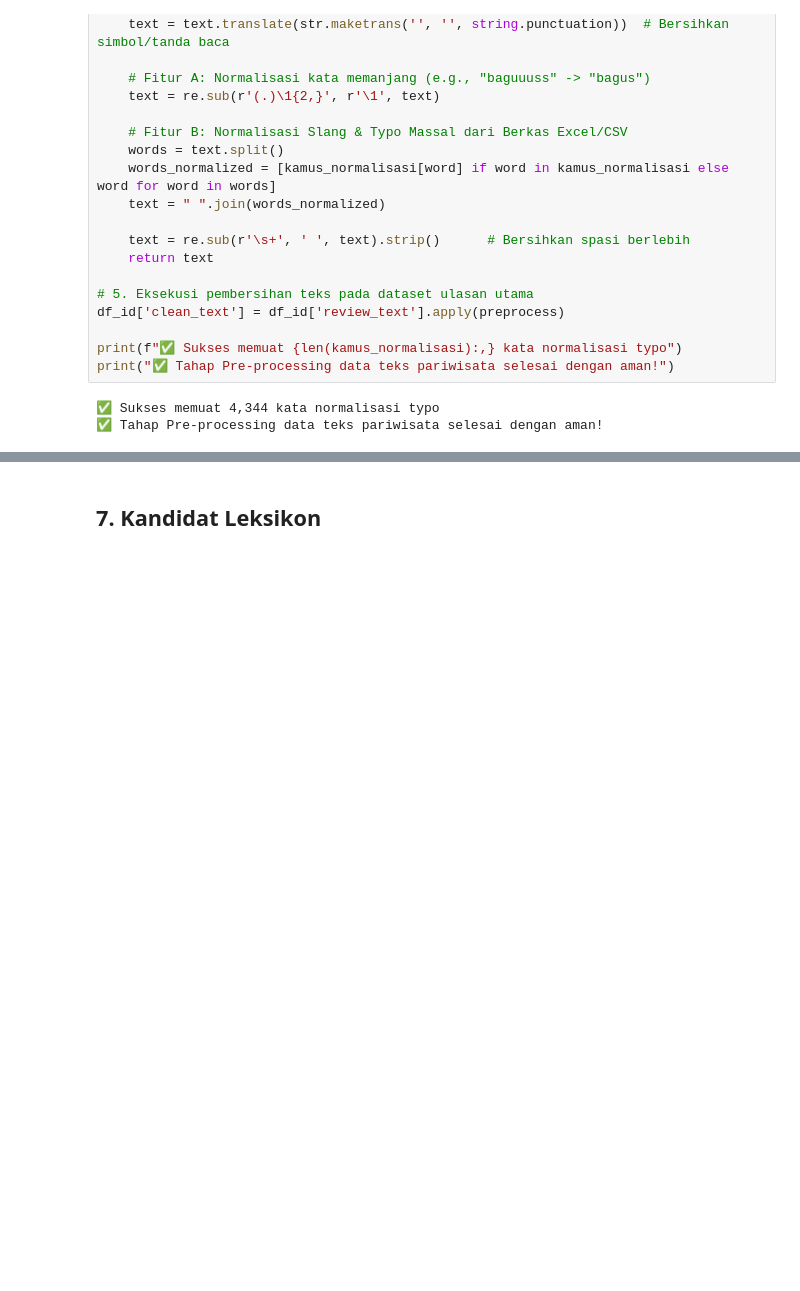
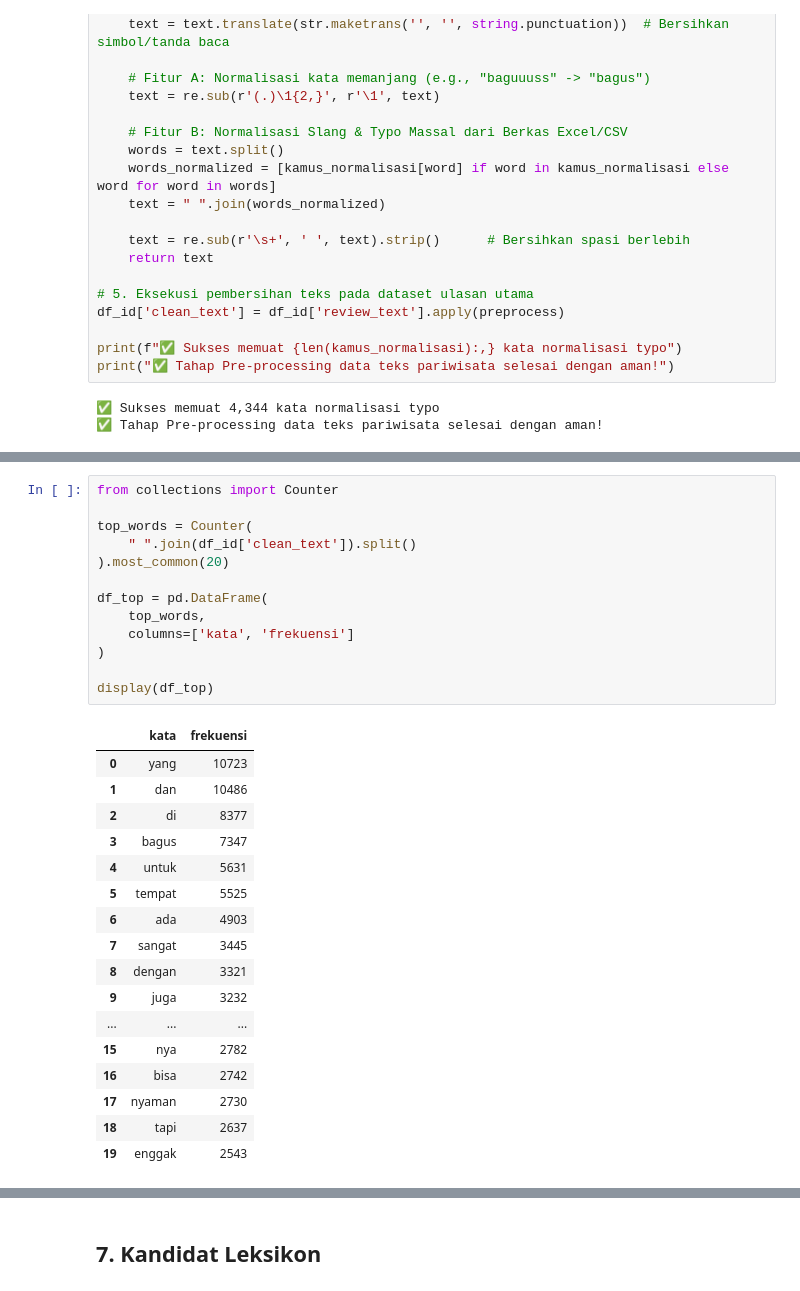
Before and after one commit to NicoDwiPutra/A, a Jupyter notebook: if-pariwisata-2.ipynb, the cells around one changed output, grey strips where cells are left out. Cells and saved outputs as stored; diff of their text form; blank space fills up the shorter version.

```diff
--- a/if-pariwisata-2.ipynb
+++ b/if-pariwisata-2.ipynb
@@ -269,0 +322,31 @@ print("✅ Tahap Pre-processing data teks pariwisata selesai dengan aman!")
+# %%
+from collections import Counter
+
+top_words = Counter(
+    " ".join(df_id['clean_text']).split()
+).most_common(20)
+
+df_top = pd.DataFrame(
+    top_words,
+    columns=['kata', 'frekuensi']
+)
+
+display(df_top)
+# %% [output]
+|  | kata | frekuensi |
+| 0 | yang | 10723 |
+| 1 | dan | 10486 |
+| 2 | di | 8377 |
+| 3 | bagus | 7347 |
+| 4 | untuk | 5631 |
+| 5 | tempat | 5525 |
+| 6 | ada | 4903 |
+| 7 | sangat | 3445 |
+| 8 | dengan | 3321 |
+| 9 | juga | 3232 |
+| ... | ... | ... |
+| 15 | nya | 2782 |
+| 16 | bisa | 2742 |
+| 17 | nyaman | 2730 |
+| 18 | tapi | 2637 |
+| 19 | enggak | 2543 |
```
Also changed, not shown: parts of 14 cells of this notebook.
